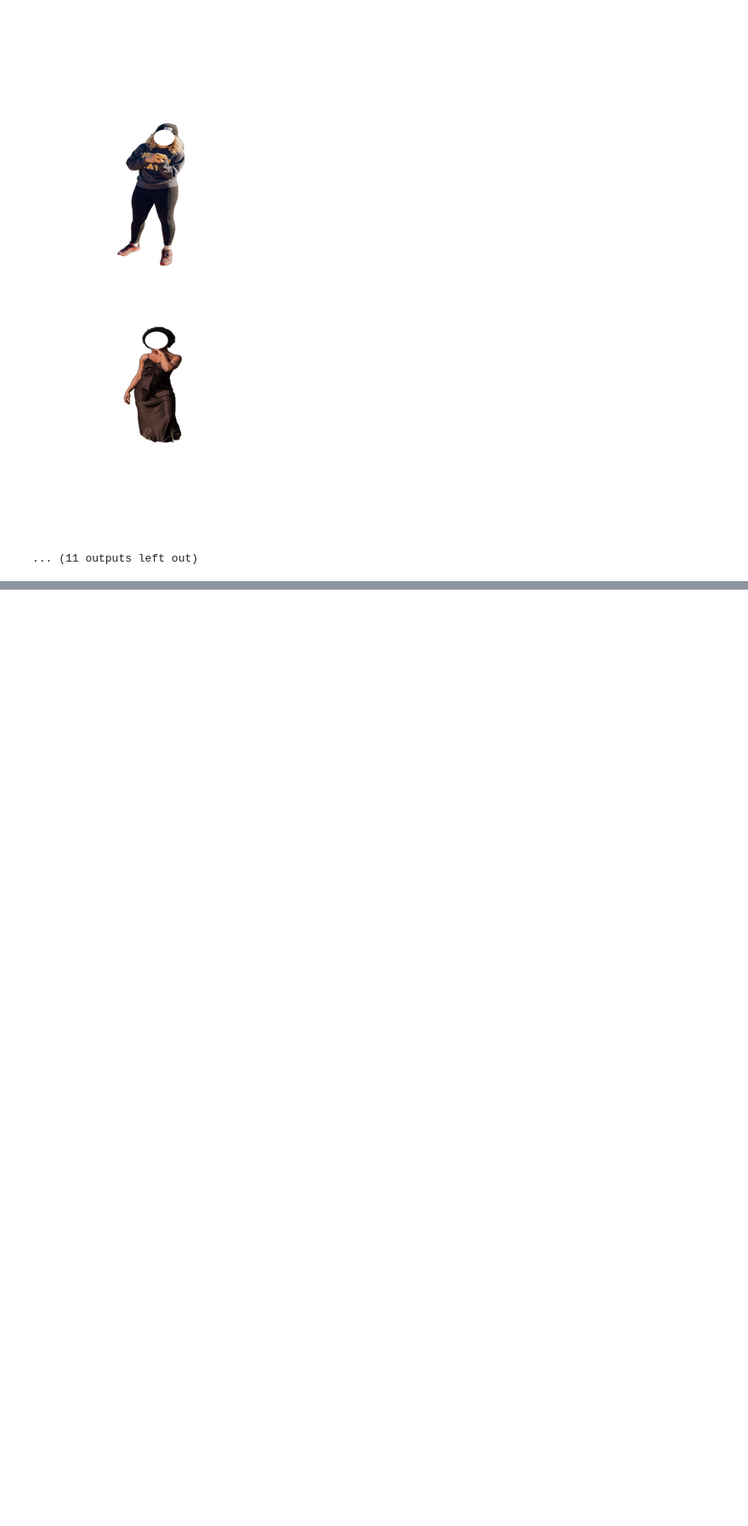
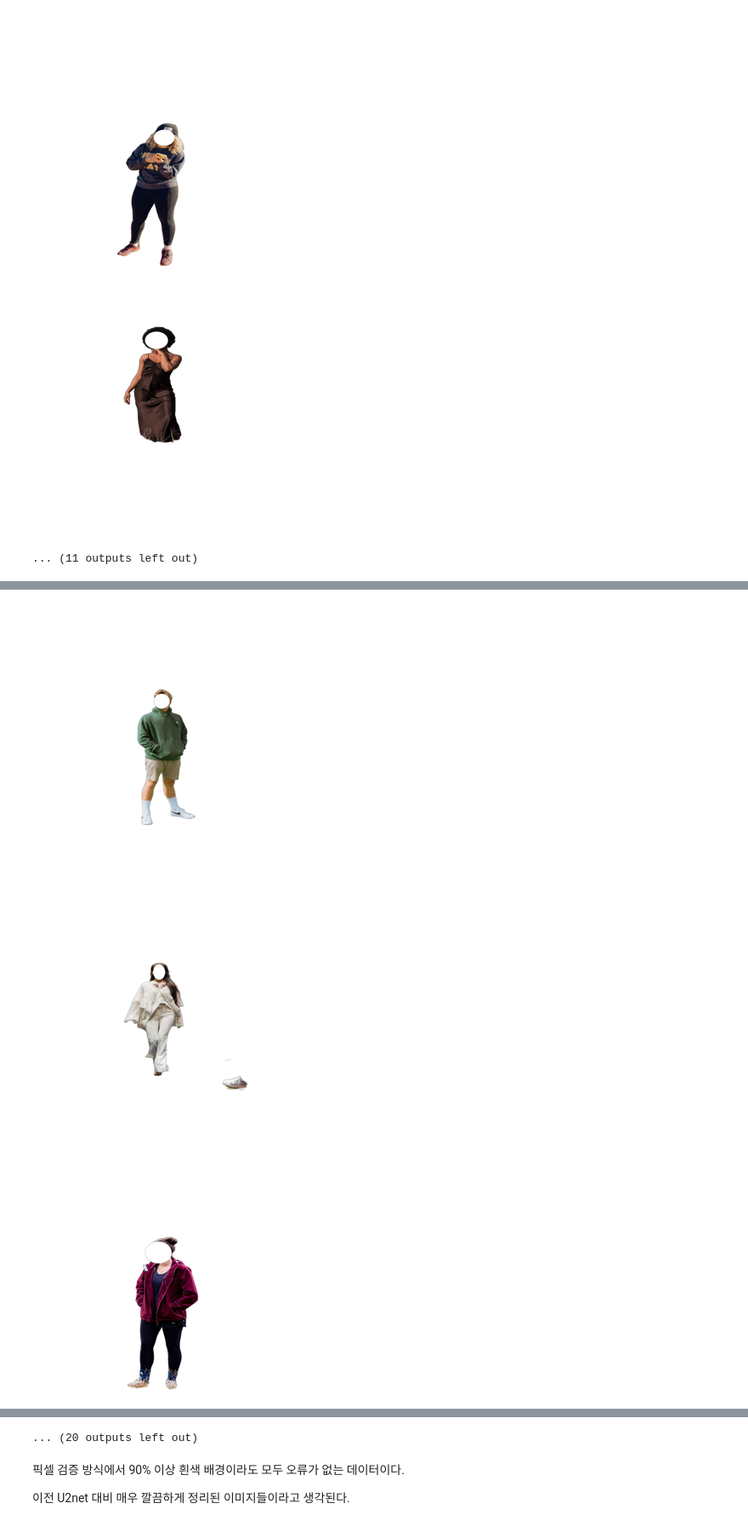
Before and after one commit to teto-ri/data_creator2024, a Jupyter notebook: image_preprocess.ipynb, the cells around one changed output, grey strips where cells are left out. Shown at 85% size. Saved outputs shown, nothing was run; the diff lists cells and outputs as text; code cells hidden in the pictures; blank space fills up the shorter version.

```diff
--- a/image_preprocess.ipynb
+++ b/image_preprocess.ipynb
@@ -472,0 +685,4 @@ if __name__ == "__main__":
+# %%
+# 90% 이상의 흰색 픽셀 비율을 가진 이미지 경로 찾기
+anomal_train_path = df[df['white_pixel_ratio'] > 0.9]['image_path'].tolist()
+anomal_train_path
@@ -472,0 +707,13 @@ if __name__ == "__main__":
+# %%
+from IPython.display import display, Image
+from PIL import Image as PILImage
+
+# 이미지 표시
+for path in anomal_train_path:
+    img = PILImage.open(path)  # 이미지 열기
+    img = img.resize((300, 300))  # 이미지 리사이징 (300x300)
+    display(img)  # 이미지 표시
+# %% [output]
+[figure, added]
+[figure, added]
+[figure, added]
@@ -472,0 +729,5 @@ if __name__ == "__main__":
+... (20 outputs left out)
+# %% [markdown]
+픽셀 검증 방식에서 90% 이상 흰색 배경이라도 모두 오류가 없는 데이터이다.
+
+이전 U2net 대비 매우 깔끔하게 정리된 이미지들이라고 생각된다.
```
Also changed, not shown: parts of 49 cells of this notebook, 6 other files.
